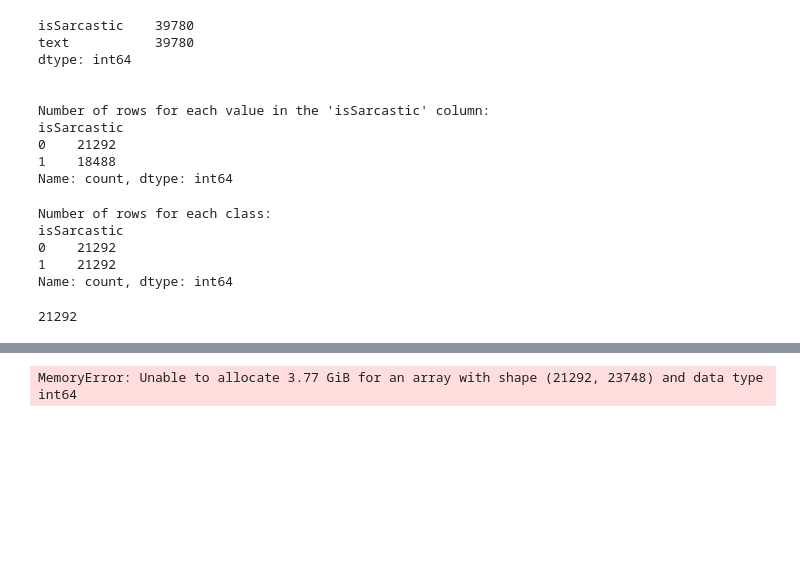
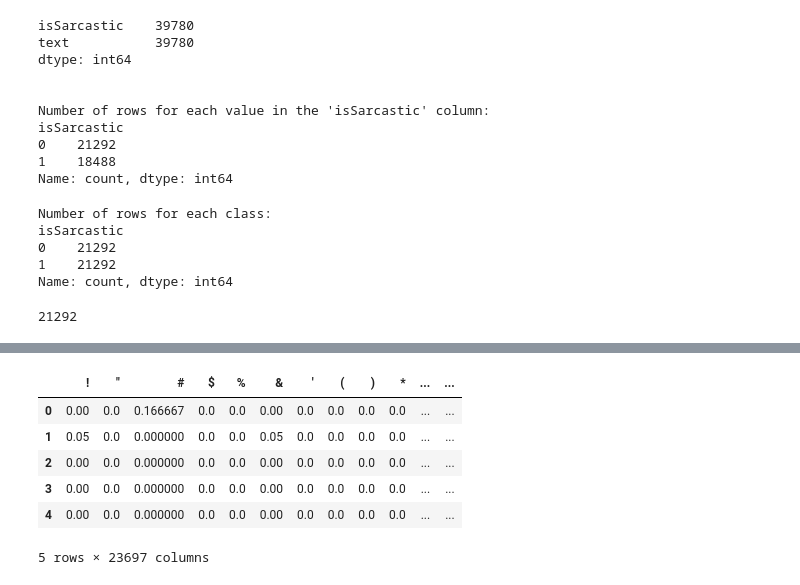
Before and after one commit to Smccb/Text-Analysis-assignment, a Jupyter notebook: feature_selection.ipynb, the cells around one changed output, grey strips where cells are left out. Saved outputs shown, nothing was run; the diff lists cells and outputs as text; code cells hidden in the pictures; blank space fills up the shorter version.

```diff
--- a/feature_selection.ipynb
+++ b/feature_selection.ipynb
@@ -105,6 +182,12 @@ baseline_count_matrix.head()
 # %%
-baseline_tf_matrix = tmu.build_tf_matrix(removed_abbreviations.text)
+baseline_tf_matrix = tmu.build_tf_matrix(replace_user_mentions.text)
 baseline_tf_matrix.head()
 # %% [output]
+|  | ! | " | # | $ | % | & | ' | ( | ) | * | ... | ... |
+| 0 | 0.00 | 0.0 | 0.166667 | 0.0 | 0.0 | 0.00 | 0.0 | 0.0 | 0.0 | 0.0 | ... | ... |
+| 1 | 0.05 | 0.0 | 0.000000 | 0.0 | 0.0 | 0.05 | 0.0 | 0.0 | 0.0 | 0.0 | ... | ... |
+| 2 | 0.00 | 0.0 | 0.000000 | 0.0 | 0.0 | 0.00 | 0.0 | 0.0 | 0.0 | 0.0 | ... | ... |
+| 3 | 0.00 | 0.0 | 0.000000 | 0.0 | 0.0 | 0.00 | 0.0 | 0.0 | 0.0 | 0.0 | ... | ... |
+| 4 | 0.00 | 0.0 | 0.000000 | 0.0 | 0.0 | 0.00 | 0.0 | 0.0 | 0.0 | 0.0 | ... | ... |
-MemoryError: Unable to allocate 3.77 GiB for an array with shape (21292, 23748) and data type int64
+5 rows × 23697 columns
 # %%
```
Also changed, not shown: parts of 15 cells of this notebook, 9 other files.
